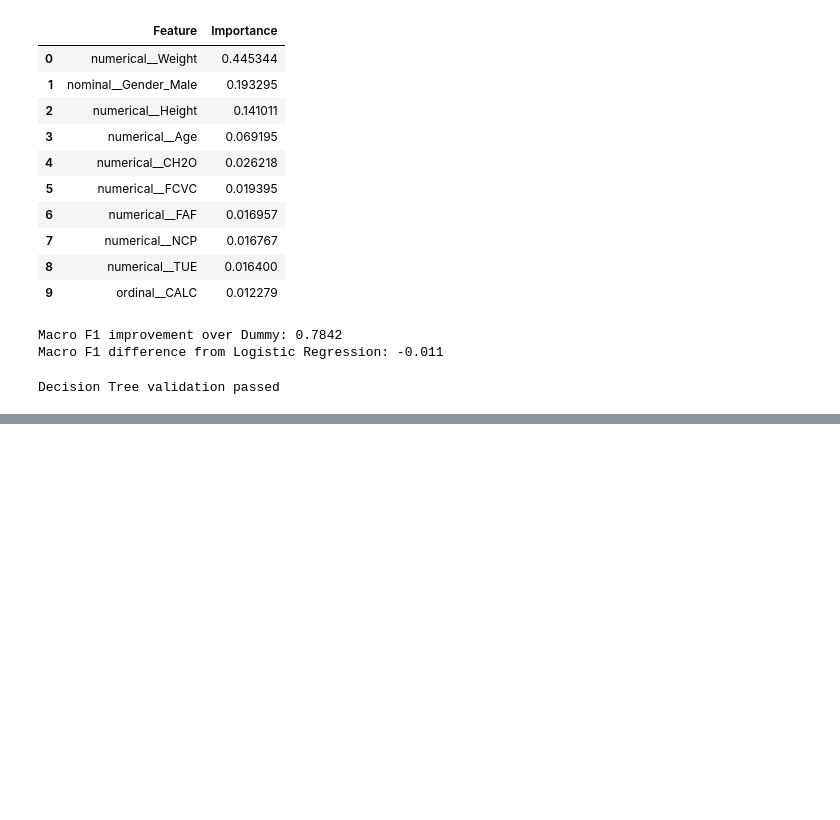
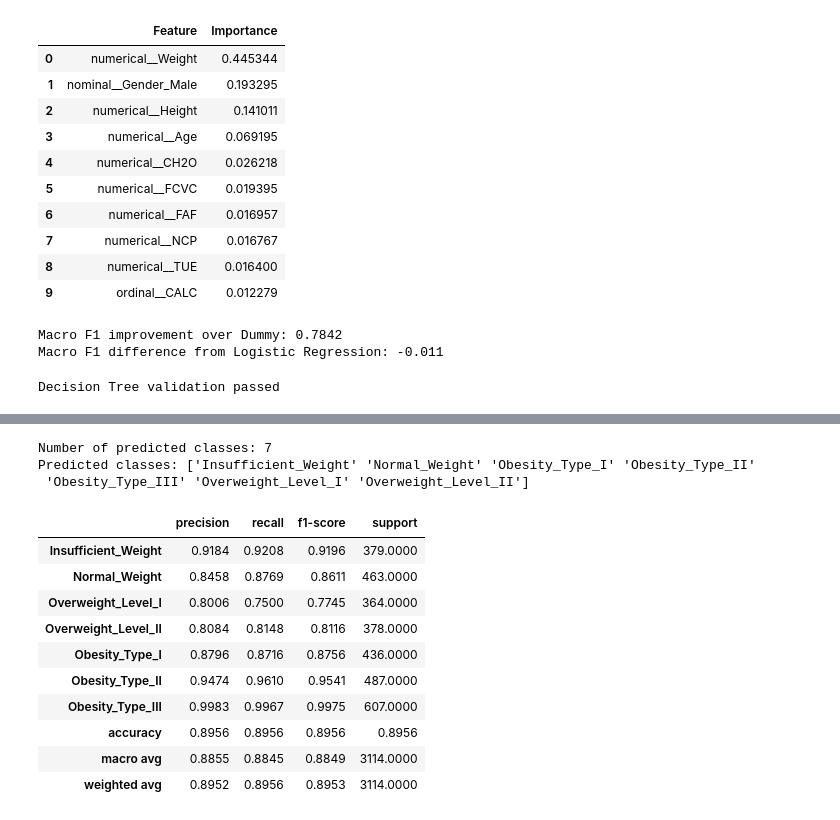
Before and after one commit to SMCodeX7/Obesity-Risk-Intelligence-System, a Jupyter notebook: notebooks/04_baseline_models.ipynb, the cells around one changed output, grey strips where cells are left out. Cells and saved outputs as stored; diff of their text form; code cells hidden in the pictures; blank space fills up the shorter version.

Commit message:
Train Random Forest baseline

```diff
--- a/notebooks/04_baseline_models.ipynb
+++ b/notebooks/04_baseline_models.ipynb
@@ -1394,0 +1433,5 @@ Decision Tree validation passed
+# %%
+random_forest_pipeline.fit(
+    X_train,
+    y_train,
+)
@@ -1394,0 +1456,12 @@ Decision Tree validation passed
+# %%
+random_forest_training_predictions = (
+    random_forest_pipeline.predict(
+        X_train
+    )
+)
+
+random_forest_validation_predictions = (
+    random_forest_pipeline.predict(
+        X_validation
+    )
+)
@@ -1394,0 +1601,50 @@ Decision Tree validation passed
+# %%
+random_forest_unique_predictions = np.unique(
+    random_forest_validation_predictions
+)
+
+print(
+    "Number of predicted classes:",
+    len(random_forest_unique_predictions),
+)
+
+print(
+    "Predicted classes:",
+    random_forest_unique_predictions,
+)
+# %% [output]
+Number of predicted classes: 7
+Predicted classes: ['Insufficient_Weight' 'Normal_Weight' 'Obesity_Type_I' 'Obesity_Type_II'
+ 'Obesity_Type_III' 'Overweight_Level_I' 'Overweight_Level_II']
+# %%
+random_forest_classification_report = (
+    classification_report(
+        y_validation,
+        random_forest_validation_predictions,
+        labels=CLASS_ORDER,
+        output_dict=True,
+        zero_division=0,
+    )
+)
+
+random_forest_report_df = (
+    pd.DataFrame(
+        random_forest_classification_report
+    )
+    .transpose()
+    .round(4)
+)
+
+random_forest_report_df
+# %% [output]
+|  | precision | recall | f1-score | support |
+| Insufficient_Weight | 0.9184 | 0.9208 | 0.9196 | 379.0000 |
+| Normal_Weight | 0.8458 | 0.8769 | 0.8611 | 463.0000 |
+| Overweight_Level_I | 0.8006 | 0.7500 | 0.7745 | 364.0000 |
+| Overweight_Level_II | 0.8084 | 0.8148 | 0.8116 | 378.0000 |
+| Obesity_Type_I | 0.8796 | 0.8716 | 0.8756 | 436.0000 |
+| Obesity_Type_II | 0.9474 | 0.9610 | 0.9541 | 487.0000 |
+| Obesity_Type_III | 0.9983 | 0.9967 | 0.9975 | 607.0000 |
+| accuracy | 0.8956 | 0.8956 | 0.8956 | 0.8956 |
+| macro avg | 0.8855 | 0.8845 | 0.8849 | 3114.0000 |
+| weighted avg | 0.8952 | 0.8956 | 0.8953 | 3114.0000 |
```
Also changed, not shown: parts of 19 cells of this notebook.
